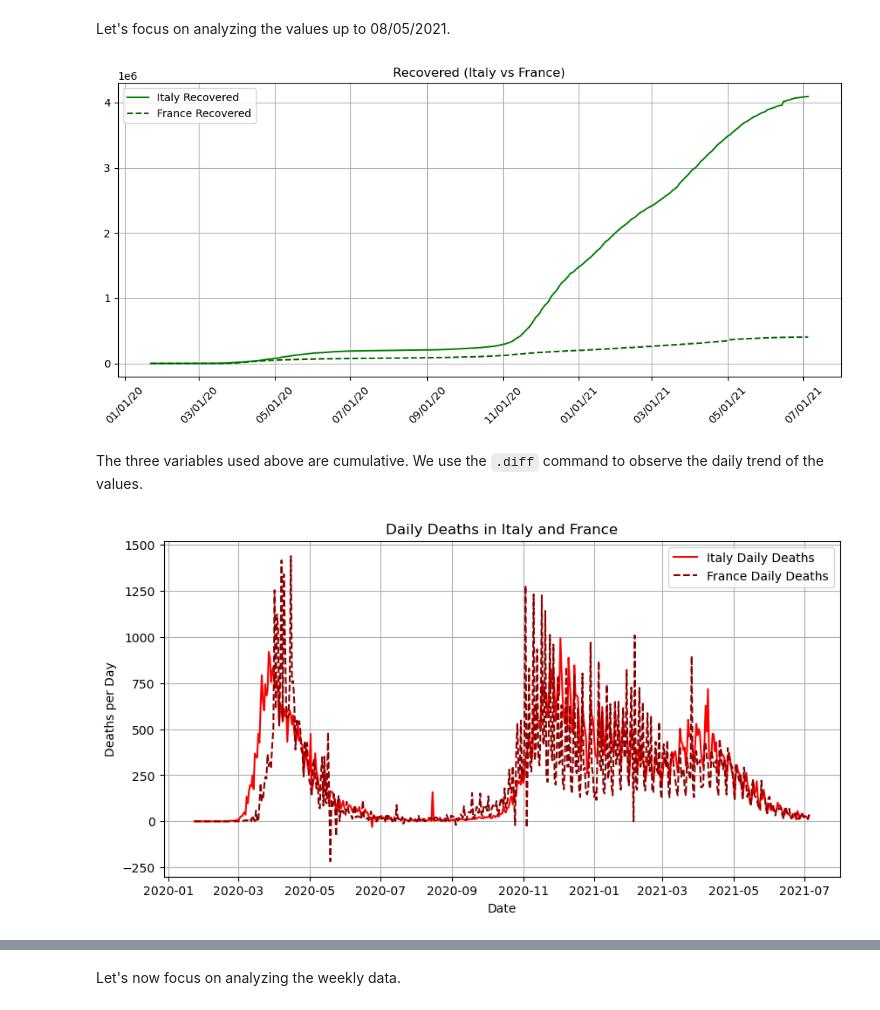
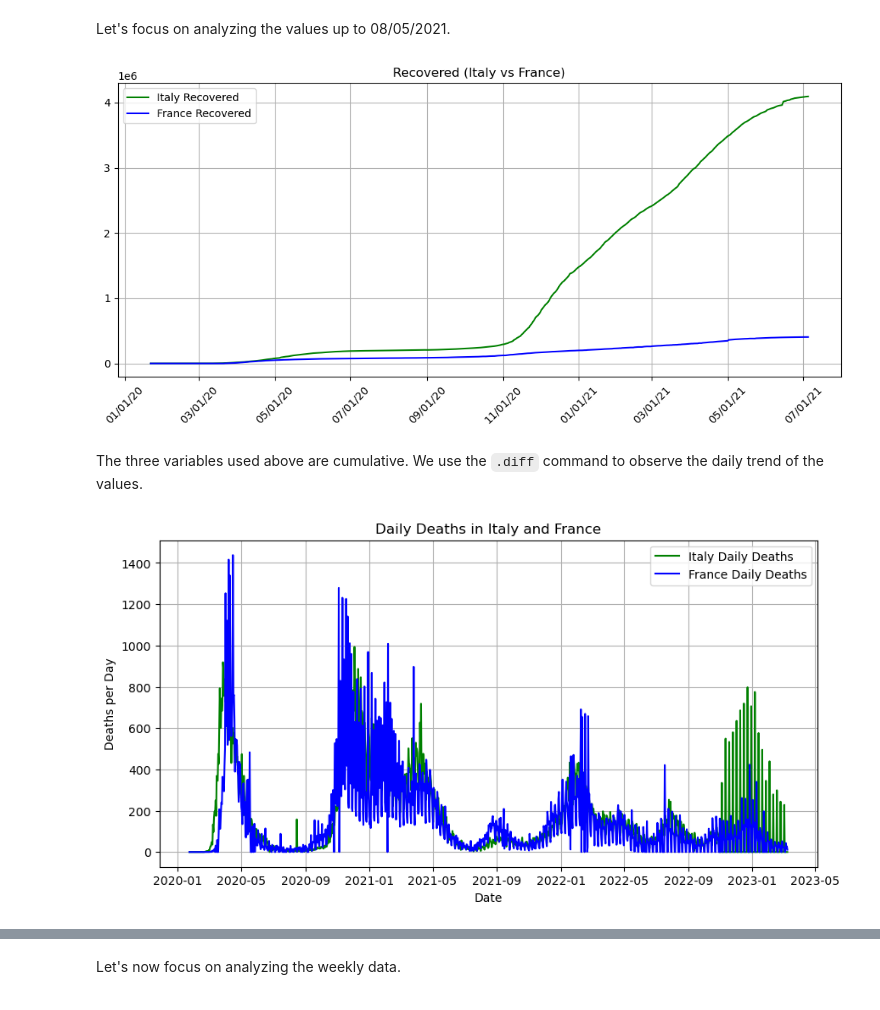
Before and after one commit to Gerva02/Python_for_data_science, a Jupyter notebook: Second.ipynb, the cells around one changed output, grey strips where cells are left out. Drawn from its saved outputs; the diff is of its cells as text; code cells hidden in the pictures.

```diff
--- a/Second.ipynb
+++ b/Second.ipynb
@@ -96,7 +115,7 @@ data_it_cut = data_it[data_it.index <= cutoff_date]
 fig, ax = plt.subplots(figsize=(10, 5))
 
 ax.plot(data_it_cut.index, data_it_cut["recovered"], label="Italy Recovered", color="green")
-ax.plot(data_fr_cut.index, data_fr_cut["recovered"], label="France Recovered", color="darkgreen", linestyle="dashed")
+ax.plot(data_fr_cut.index, data_fr_cut["recovered"], label="France Recovered", color="blue")
 ax.set_title("Recovered (Italy vs France)")
 ax.legend()
 
@@ -109,6 +128,6 @@ plt.xticks(rotation=45)  # Ruota le etichette dell'asse x per renderle leggibili
 plt.tight_layout()
 plt.show()
 # %% [output]
-[figure, old version]
+[figure, new version]
 # %% [markdown]
 The three variables used above are cumulative. We use the `.diff` command to observe the daily trend of the values.
@@ -115,19 +155,17 @@ The three variables used above are cumulative. We use the `.diff` command to obs
 # %%
-data_it_cut = data_it_cut.copy()
-data_fr_cut = data_fr_cut.copy()
-data_it_cut["daily_deaths"] = data_it_cut["deaths"].diff()
-data_fr_cut["daily_deaths"] = data_fr_cut["deaths"].diff()
+data_it["daily_deaths"] = data_it["deaths"].diff()
+data_fr["daily_deaths"] = data_fr["deaths"].diff()
 
 plt.figure(figsize=(10, 5))
-plt.plot(data_it_cut.index, data_it_cut["daily_deaths"], label="Italy Daily Deaths", color="red")
-plt.plot(data_fr_cut.index, data_fr_cut["daily_deaths"], label="France Daily Deaths", color="darkred", linestyle="dashed")
+plt.plot(data_it.index, data_it["daily_deaths"], label="Italy Daily Deaths", color="green")
+plt.plot(data_fr.index, data_fr["daily_deaths"], label="France Daily Deaths", color="blue")
 
 plt.title("Daily Deaths in Italy and France")
 plt.xlabel("Date")
 plt.ylabel("Deaths per Day")
 plt.legend()
 plt.grid()
 plt.show()
 # %% [output]
-[figure, old version]
+[figure, new version]
 # %%
```
Also changed, not shown: parts of 8 cells of this notebook.
